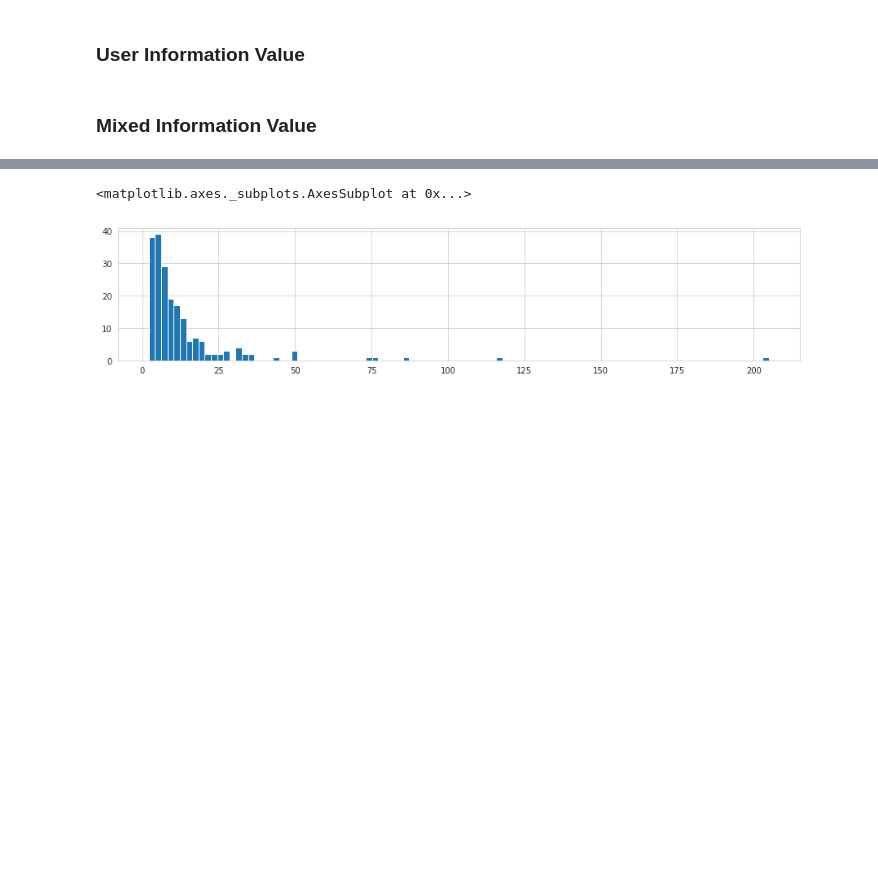
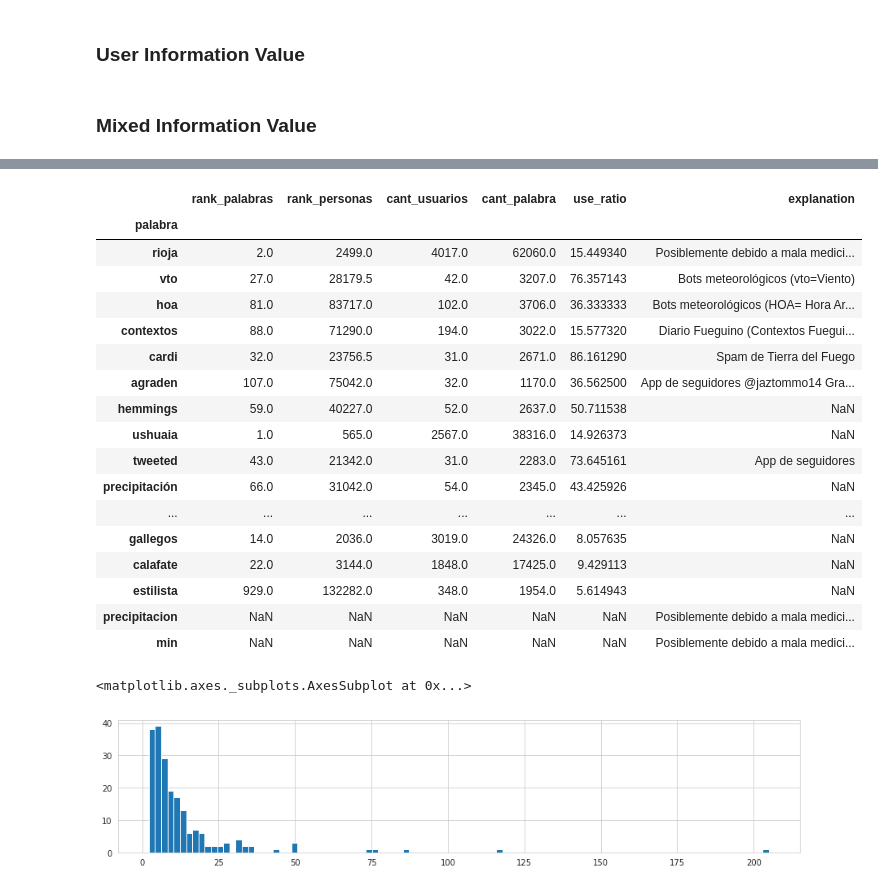
Before and after one commit to finiteautomata/contrastes, a Jupyter notebook: notebooks/graficos-entropia.ipynb, the cells around one changed output, grey strips where cells are left out. Saved outputs shown, nothing was run; the diff lists cells and outputs as text; code cells hidden in the pictures; blank space fills up the shorter version.

Commit message:
Add explanation of odd words

```diff
--- a/notebooks/graficos-entropia.ipynb
+++ b/notebooks/graficos-entropia.ipynb
@@ -285,3 +283,46 @@ df_diff_sorted[
+# %%
+pd.options.display.max_rows = 100
+pd.options.display.max_colwidth = 300
+
+df_diff_sorted = df.sort_values("diff_rank", ascending=False)
+diff_t = df_diff_sorted[
+    ["rank_palabras", "rank_personas", "cant_usuarios", "cant_palabra", "use_ratio"]
+][:20].copy()
+
+
+diff_t.loc["rioja", "explanation"] = "Posiblemente debido a mala medición (usuarios de España)"
+diff_t.loc["vto", "explanation"] = "Bots meteorológicos (vto=Viento)"
+diff_t.loc["hoa", "explanation"] = "Bots meteorológicos (HOA= Hora Argentina?) -- Datos Extremos 17/06/2016\nMax.: 17,7 ºC a las 16:15 HOA\nMin.:   -1,0 ºC a las 08:25 HOA"
+diff_t.loc["contextos", "explanation"] = "Diario Fueguino (Contextos Fueguinos)"
+diff_t.loc["cardi", "explanation"] = "Spam de Tierra del Fuego"
+diff_t.loc["agraden", "explanation"] = "App de seguidores -- @jaztommo14 Gracias por seguirme, espero te agraden mis twits. Saludos ;) #TuitUtil"
+diff_t.loc["tweeted", "explanation"] = "App de seguidores"
+diff_t.loc["precipitacion", "explanation"] = "Bot meteorológico"
+diff_t.loc["contactar", "explanation"] = "Posiblemente debido a mala medición (usuarios de España)"
+diff_t.loc["min", "explanation"] = "Posiblemente debido a mala medición (usuarios de España)"
+diff_t.loc["extracto", "explanation"] = "Posiblemente debido a mala medición (usuarios de España)"
+diff_t.loc["hemmings", "explanation"] =
+
+diff_t
+# %% [output]
+|  | rank_palabras | rank_personas | cant_usuarios | cant_palabra | use_ratio | explanation |
+| palabra |  |  |  |  |  |  |
+| rioja | 2.0 | 2499.0 | 4017.0 | 62060.0 | 15.449340 | Posiblemente debido a mala medici... |
+| vto | 27.0 | 28179.5 | 42.0 | 3207.0 | 76.357143 | Bots meteorológicos (vto=Viento) |
+| hoa | 81.0 | 83717.0 | 102.0 | 3706.0 | 36.333333 | Bots meteorológicos (HOA= Hora Ar... |
+| contextos | 88.0 | 71290.0 | 194.0 | 3022.0 | 15.577320 | Diario Fueguino (Contextos Fuegui... |
+| cardi | 32.0 | 23756.5 | 31.0 | 2671.0 | 86.161290 | Spam de Tierra del Fuego |
+| agraden | 107.0 | 75042.0 | 32.0 | 1170.0 | 36.562500 | App de seguidores @jaztommo14 Gra... |
+| hemmings | 59.0 | 40227.0 | 52.0 | 2637.0 | 50.711538 | NaN |
+| ushuaia | 1.0 | 565.0 | 2567.0 | 38316.0 | 14.926373 | NaN |
+| tweeted | 43.0 | 21342.0 | 31.0 | 2283.0 | 73.645161 | App de seguidores |
+| precipitación | 66.0 | 31042.0 | 54.0 | 2345.0 | 43.425926 | NaN |
+| ... | ... | ... | ... | ... | ... | ... |
+| gallegos | 14.0 | 2036.0 | 3019.0 | 24326.0 | 8.057635 | NaN |
+| calafate | 22.0 | 3144.0 | 1848.0 | 17425.0 | 9.429113 | NaN |
+| estilista | 929.0 | 132282.0 | 348.0 | 1954.0 | 5.614943 | NaN |
+| precipitacion | NaN | NaN | NaN | NaN | NaN | Posiblemente debido a mala medici... |
+| min | NaN | NaN | NaN | NaN | NaN | Posiblemente debido a mala medici... |
 # %%
 df_diff_sorted[:200].use_ratio.hist(bins=100)
 # %% [output]
```
Also changed, not shown: parts of 4 cells of this notebook.
